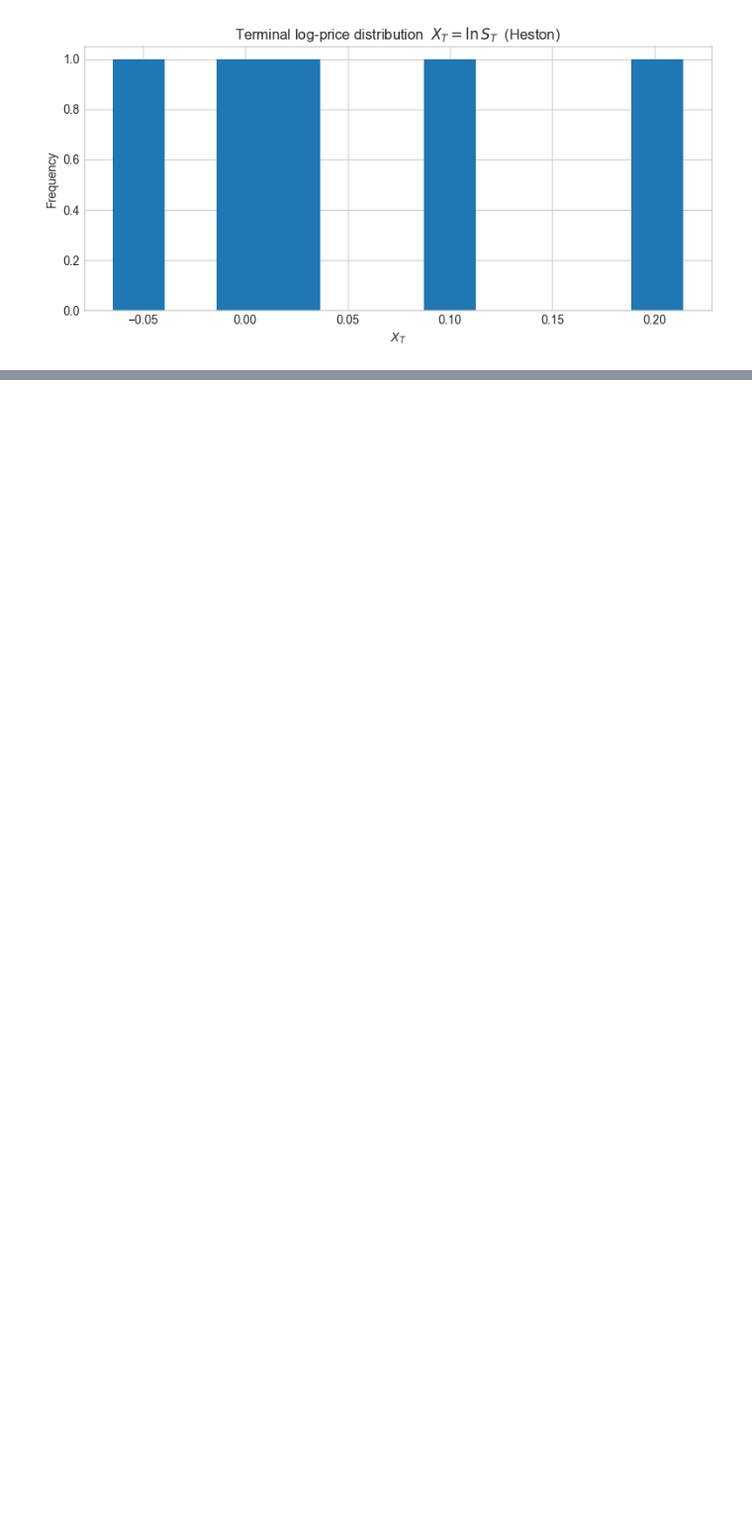
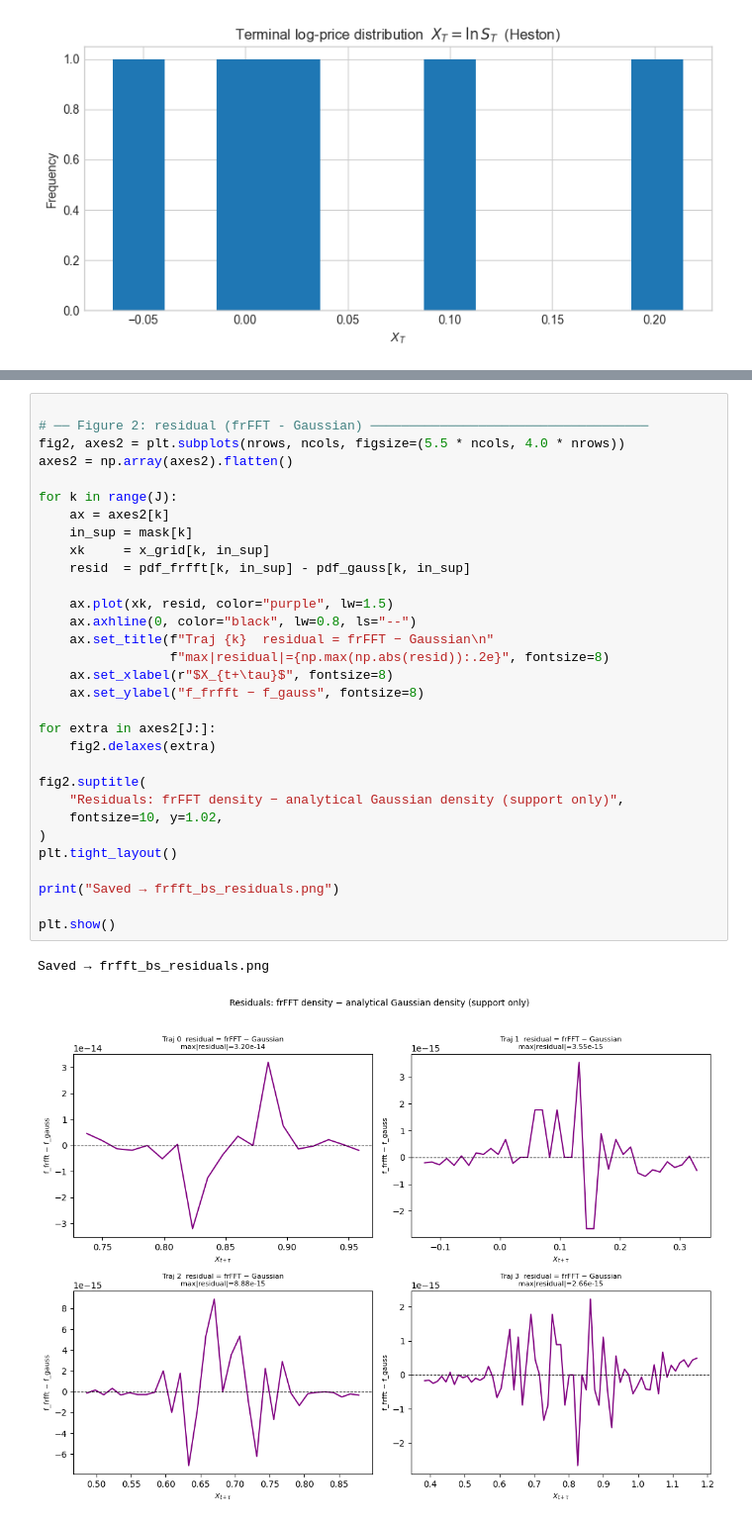
Before and after one commit to matteorofrano/CGAN-for-probability-distribution-generation, a Jupyter notebook: tests.ipynb, the cells around one changed output, grey strips where cells are left out. Shown at 99% size. Saved outputs shown, nothing was run; the diff lists cells and outputs as text; blank space fills up the shorter version.

```diff
--- a/tests.ipynb
+++ b/tests.ipynb
@@ -1851,0 +2184,34 @@ Raw moments  → shape: (5, 2)  (cols: mean, std)
+# %%
+
+# ── Figure 2: residual (frFFT - Gaussian) ────────────────────────────────────
+fig2, axes2 = plt.subplots(nrows, ncols, figsize=(5.5 * ncols, 4.0 * nrows))
+axes2 = np.array(axes2).flatten()
+
+for k in range(J):
+    ax = axes2[k]
+    in_sup = mask[k]
+    xk     = x_grid[k, in_sup]
+    resid  = pdf_frfft[k, in_sup] - pdf_gauss[k, in_sup]
+
+    ax.plot(xk, resid, color="purple", lw=1.5)
+    ax.axhline(0, color="black", lw=0.8, ls="--")
+    ax.set_title(f"Traj {k}  residual = frFFT − Gaussian\n"
+                 f"max|residual|={np.max(np.abs(resid)):.2e}", fontsize=8)
+    ax.set_xlabel(r"$X_{t+\tau}$", fontsize=8)
+    ax.set_ylabel("f_frfft − f_gauss", fontsize=8)
+
+for extra in axes2[J:]:
+    fig2.delaxes(extra)
+
+fig2.suptitle(
+    "Residuals: frFFT density − analytical Gaussian density (support only)",
+    fontsize=10, y=1.02,
+)
+plt.tight_layout()
+
+print("Saved → frfft_bs_residuals.png")
+
+plt.show()
+# %% [output]
+Saved → frfft_bs_residuals.png
+[figure, added]
```
Also changed, not shown: parts of 1 cell of this notebook, 18 other files.
